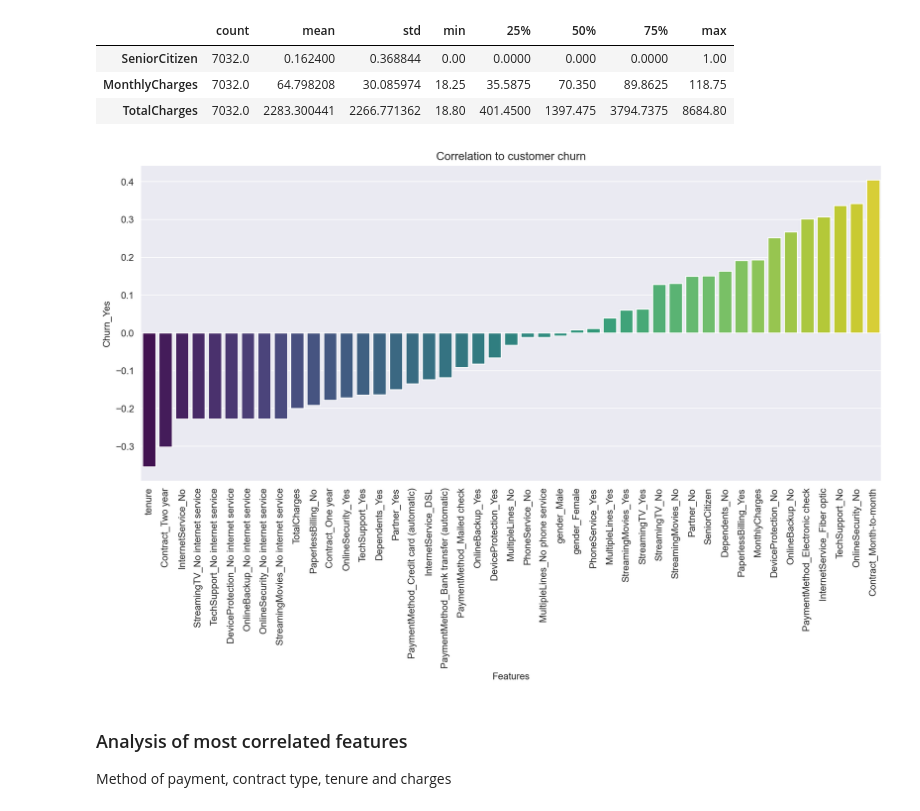
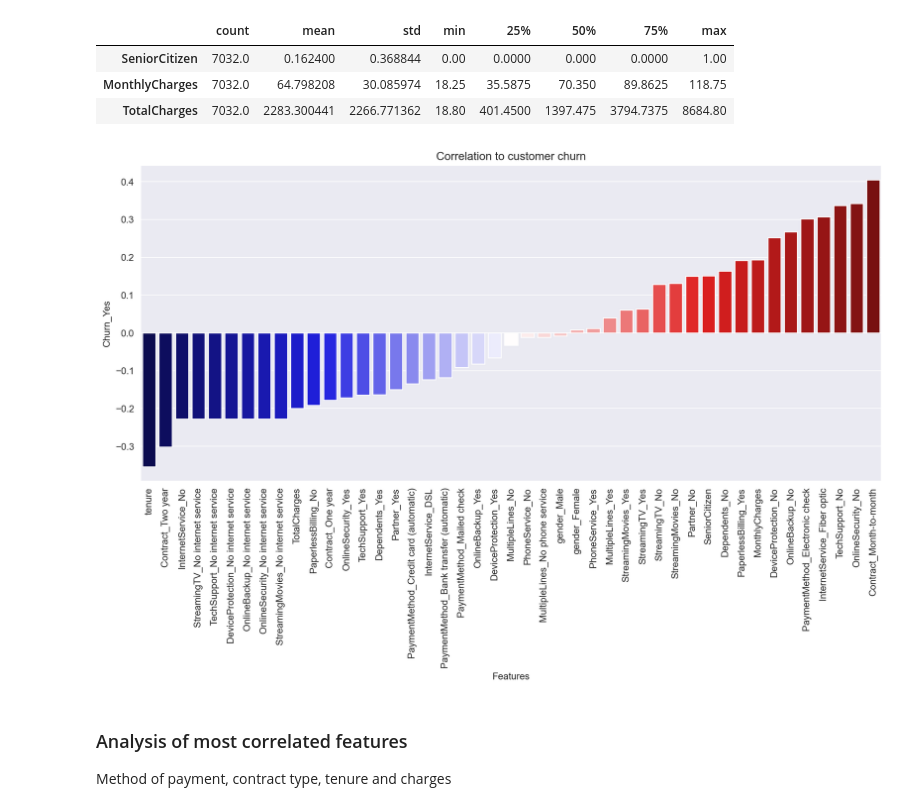
Before and after one commit to natix-x/Telco-Customer-Churn-Prediction, a Jupyter notebook: data_analysis.ipynb, the cells around one changed output. Cells and saved outputs as stored; diff of their text form; code cells hidden in the pictures.

Commit message:
color final change

```diff
--- a/data_analysis.ipynb
+++ b/data_analysis.ipynb
@@ -100,12 +100,12 @@ correlations = pd.DataFrame(data=correlations_to_yes, index=correlations_to_yes.
 correlations = correlations.drop(["Churn_Yes", "Churn_No"])
 # %%
 plt.figure(figsize=(14,6), dpi=200)
-sns.barplot(data=correlations, x=correlations.index, y="Churn_Yes", palette='viridis') #color="#9723c2")
+sns.barplot(data=correlations, x=correlations.index, y="Churn_Yes", palette='seismic')
 plt.xticks(rotation=90)
 plt.xlabel("Features")
 plt.title("Correlation to customer churn");
 # %% [output]
-[figure, old version]
+[figure, new version]
 # %% [markdown]
 ### Analysis of most correlated features
 Method of payment, contract type, tenure and charges
```
Also changed, not shown: parts of 1 cell of this notebook.
